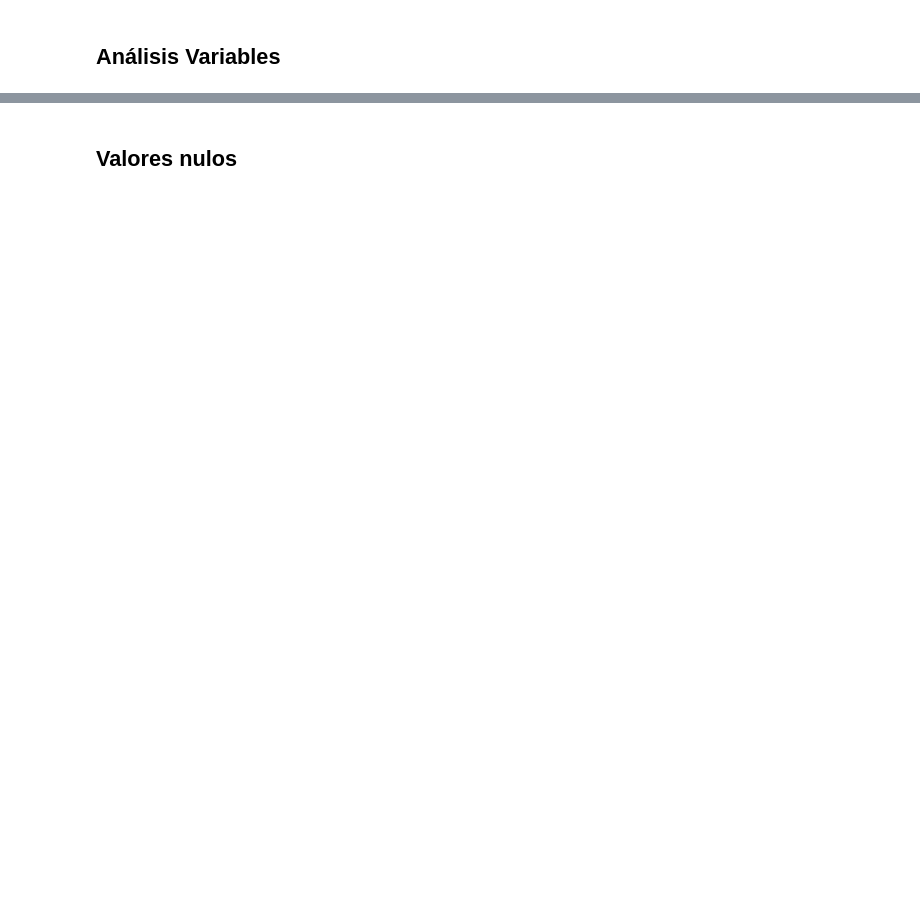
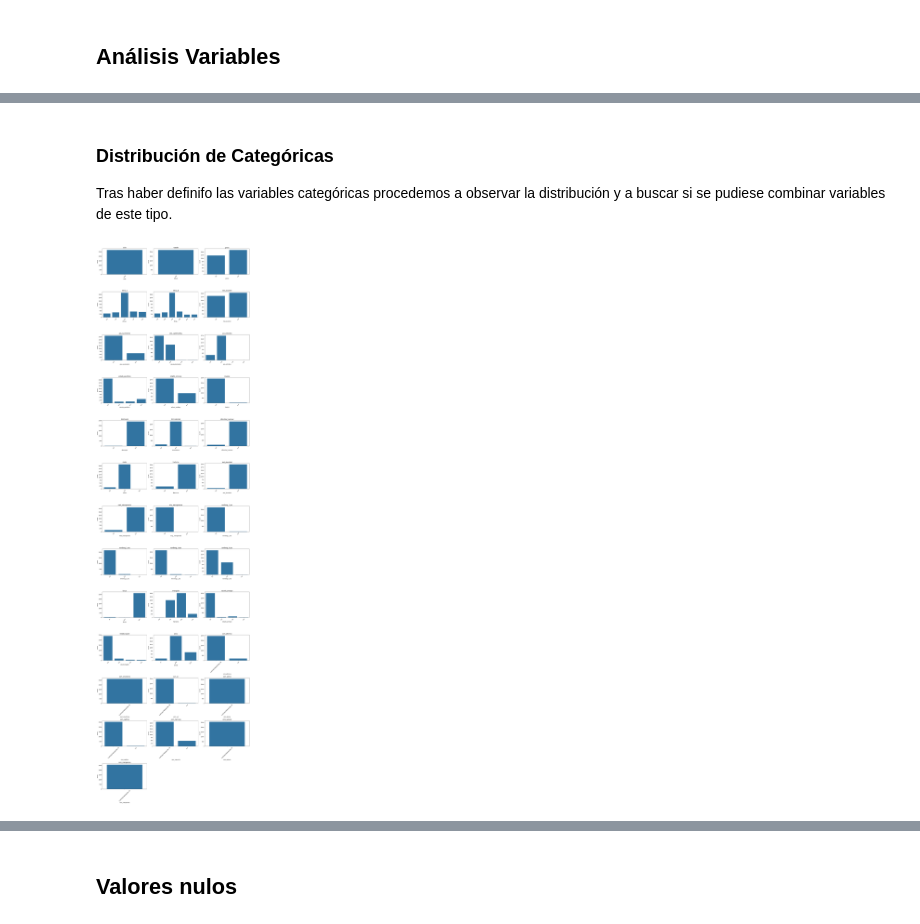
Before and after one commit to pmars21/hypertension_management_AI_driven_tool, a Jupyter notebook: Analysis_FinalDataset.ipynb, the cells around one changed output, grey strips where cells are left out. Saved outputs shown, nothing was run; the diff lists cells and outputs as text; code cells hidden in the pictures; blank space fills up the shorter version.

```diff
--- a/Analysis_FinalDataset.ipynb
+++ b/Analysis_FinalDataset.ipynb
@@ -109,0 +162,31 @@ Variables Numéricas: 114
+# %% [markdown]
+### Distribución de Categóricas
+
+Tras haber definifo las variables categóricas procedemos a observar la distribución y a buscar si se pudiese combinar variables de este tipo.
+# %%
+# 1. Configuración
+n_cols = 3  # nº de gráficos por fila
+n_vars = len(cols_categoricas)
+n_rows = (n_vars // n_cols) + 1
+
+plt.figure(figsize=(18, 5 * n_rows))
+
+# 2. Loop por variables categóricas
+for i, col in enumerate(cols_categoricas):
+    plt.subplot(n_rows, n_cols, i + 1)
+
+    # Conteo de valores
+    conteo = df[col].value_counts().reset_index()
+    conteo.columns = [col, 'count']
+
+    # Barplot
+    sns.barplot(data=conteo, x=col, y='count')
+
+    plt.title(col)
+    plt.xticks(rotation=45)
+
+plt.tight_layout()
+plt.show()
+#TODO: Comentar!!
+# %% [output]
+[figure, added]
```
Also changed, not shown: parts of 19 cells of this notebook, 1 other file.
